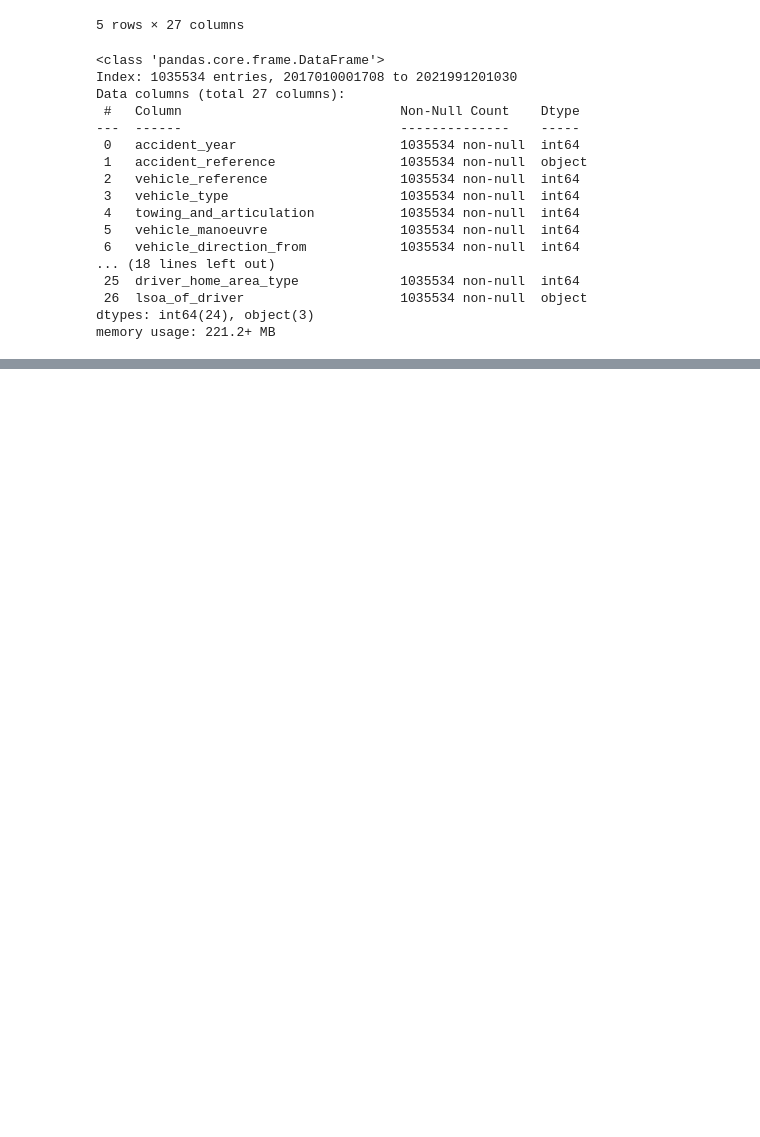
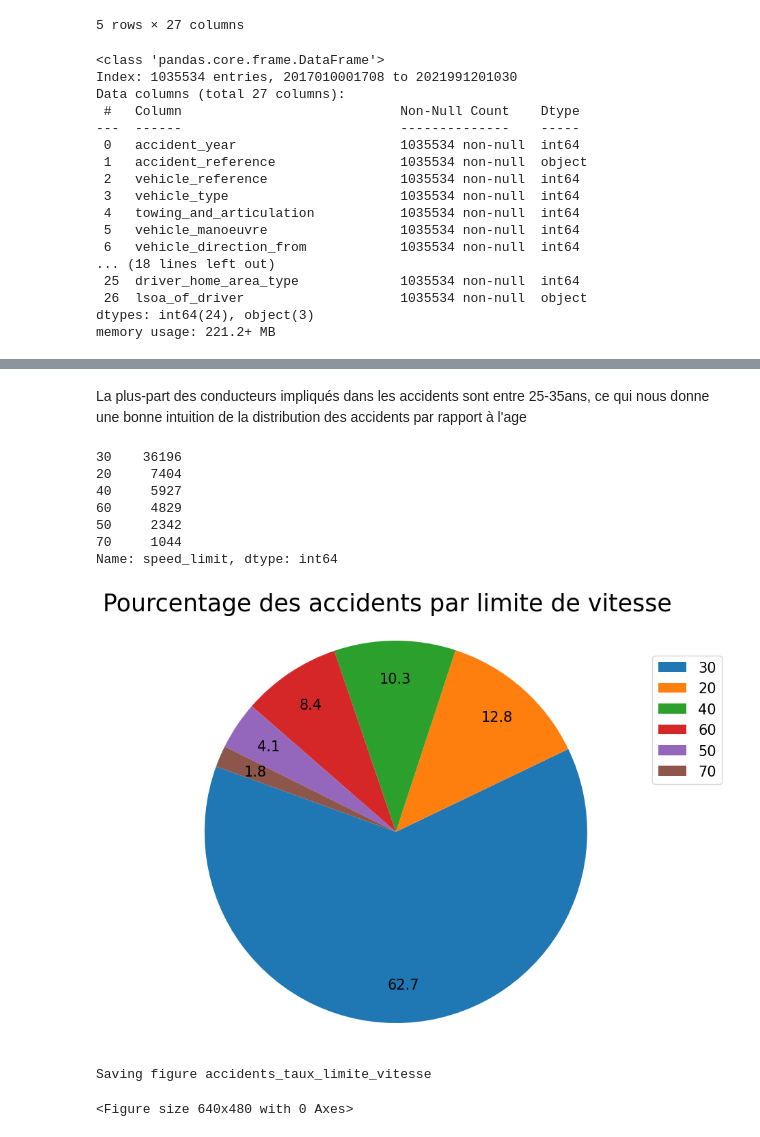
Before and after one commit to saliou33/saltis-road-accident, a Jupyter notebook: model.ipynb, the cells around one changed output, grey strips where cells are left out. Drawn from its saved outputs; the diff is of its cells as text; code cells hidden in the pictures; blank space fills up the shorter version.

```diff
--- a/model.ipynb
+++ b/model.ipynb
@@ -165,0 +303,27 @@ memory usage: 221.2+ MB
+# %% [markdown]
+La plus-part des conducteurs impliqués dans les accidents sont entre 25-35ans, ce qui nous donne une bonne intuition de la distribution des accidents par rapport à l'age
+# %%
+speed  = accidents.speed_limit.value_counts()
+print(speed)
+
+plt.figure(figsize=(10,8))
+plt.pie(speed.values,  labels=None,
+         autopct='%.1f',pctdistance=0.8, labeldistance=1.9, shadow=False, startangle=160,textprops={'fontsize': 15})
+
+plt.axis('equal')
+plt.legend(speed.index, bbox_to_anchor=(1,0.7), loc="center right", fontsize=15,
+            bbox_transform=plt.gcf().transFigure)
+plt.figtext(.5,.9,'Pourcentage des accidents par limite de vitesse', fontsize=25, ha='center')
+plt.show()
+save_fig('accidents_taux_limite_vitesse')
+# %% [output]
+30    36196
+20     7404
+40     5927
+60     4829
+50     2342
+70     1044
+Name: speed_limit, dtype: int64
+[figure, added]
+Saving figure accidents_taux_limite_vitesse
+<Figure size 640x480 with 0 Axes>
```
Also changed, not shown: parts of 33 cells of this notebook, 9 other files.
